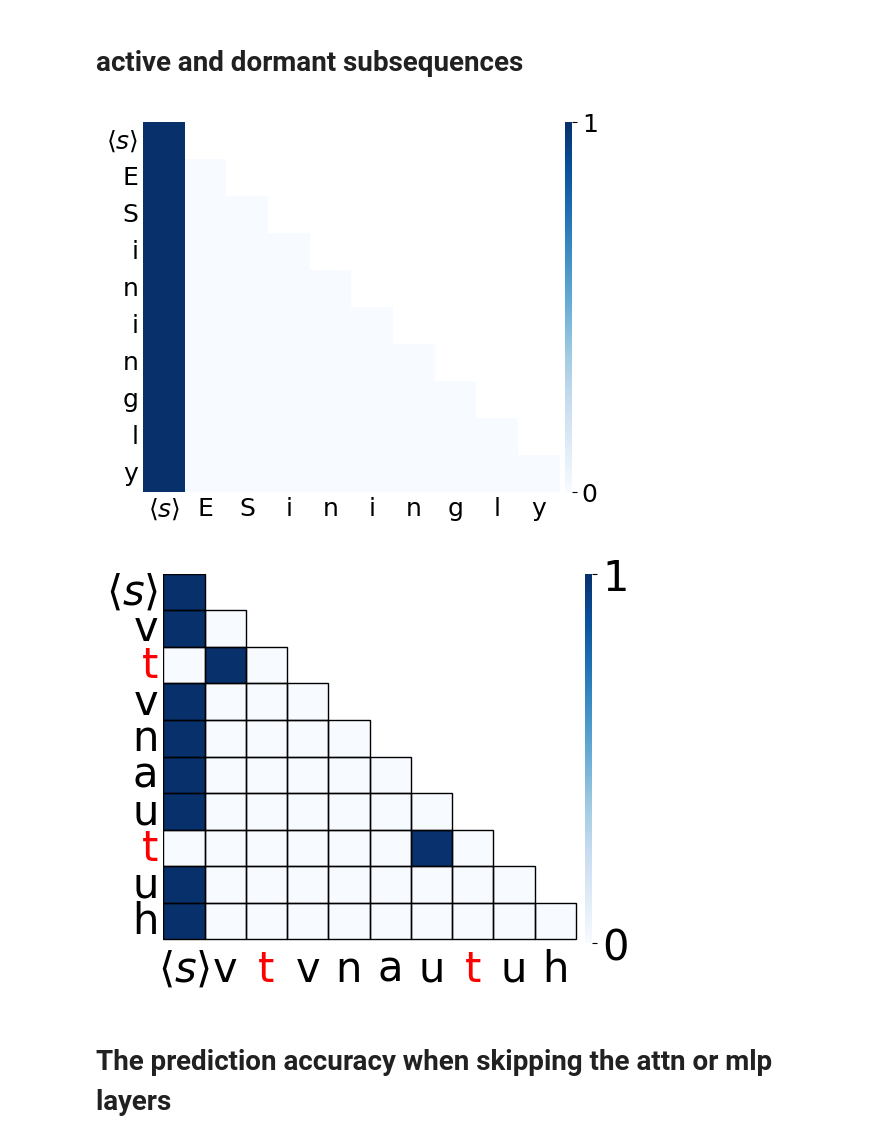
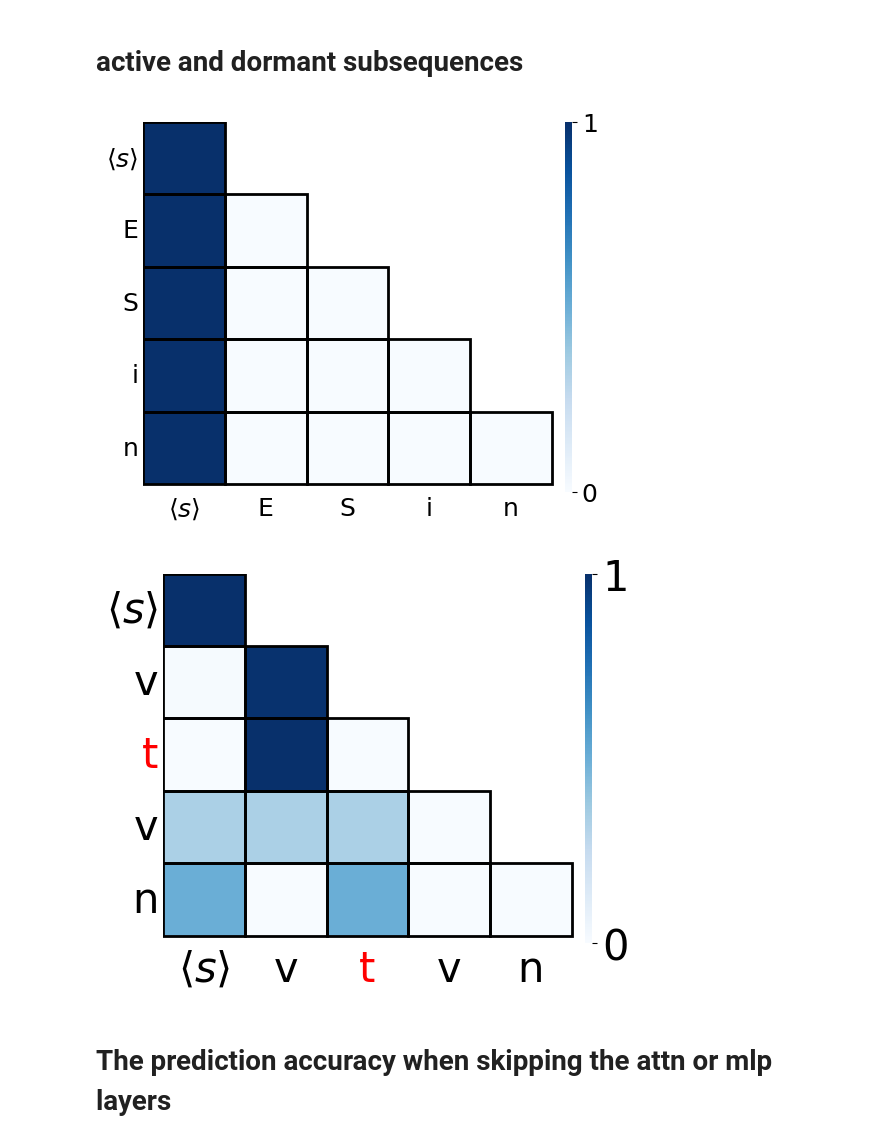
Before and after one commit to GuoTianYu2000/transformer-birth, a Jupyter notebook: final-plots.ipynb, the cells around one changed output. Saved outputs shown, nothing was run; the diff lists cells and outputs as text; code cells hidden in the pictures.

```diff
--- a/final-plots.ipynb
+++ b/final-plots.ipynb
@@ -103,20 +107,29 @@ predicts_plot, outputs_list_plot = model.modified_forward_with_hook(seqs, hook)
 outputs_list_plot = move_device(outputs_list_plot)
 # %%
 seq_indices = [0]
-seq_len = 10
+seq_len = 5
 layer_idx = 0
 head_idx = 0
-plot_attn_weights(outputs_list_plot, seqs, ds, seq_indices, seq_len, layer_idx, head_idx, seq_start=0, keep_label=None, ticks_size=fontsize, titles=[], save_files_fn=[], fn=None, red_trigger=True)
+plot_attn_weights(outputs_list_plot, seqs, ds, seq_indices, seq_len, layer_idx, head_idx, seq_start=0, keep_label=None, ticks_size=fontsize, titles=[], save_files_fn=['all_dormant.pdf'], fn=dir_name, use_grid=True, red_trigger=True)
 # %% [output]
-[figure, old version]
+[figure, new version]
+# %%
+outputs_list_plot[0]['attn_weights'][1, 0, 1, 1] = 100
+outputs_list_plot[0]['attn_weights'][1, 0, 1, :] = outputs_list_plot[0]['attn_weights'][1, 0, 1, :]/outputs_list_plot[0]['attn_weights'][1, 0, 1, :].sum()
+outputs_list_plot[0]['attn_weights'][1, 0, 3, 1:3] = 1
+outputs_list_plot[0]['attn_weights'][1, 0, 3, :] = outputs_list_plot[0]['attn_weights'][1, 0, 3, :]/outputs_list_plot[0]['attn_weights'][1, 0, 3, :].sum()
+outputs_list_plot[0]['attn_weights'][1, 0, 4, 2:3] = 1
+outputs_list_plot[0]['attn_weights'][1, 0, 4, :] = outputs_list_plot[0]['attn_weights'][1, 0, 4, :]/outputs_list_plot[0]['attn_weights'][1, 0, 4, :].sum()
 # %%
 seq_indices = [1]
-seq_len = 10
+seq_len = 5
 layer_idx = 0
 head_idx = 0
+
+
 plot_attn_weights(outputs_list_plot, seqs, ds, seq_indices, seq_len, layer_idx, head_idx, seq_start=0, keep_label=None, ticks_size=30, titles=[], save_files_fn=["attn_fig1.pdf"], fn=dir_name, red_trigger=True, use_grid=True)
 # %% [output]
-[figure, old version]
+[figure, new version]
 # %% [markdown]
 # The prediction accuracy when skipping the attn or mlp layers
 # %%
```
Also changed, not shown: parts of 25 cells of this notebook, 4 other files.
